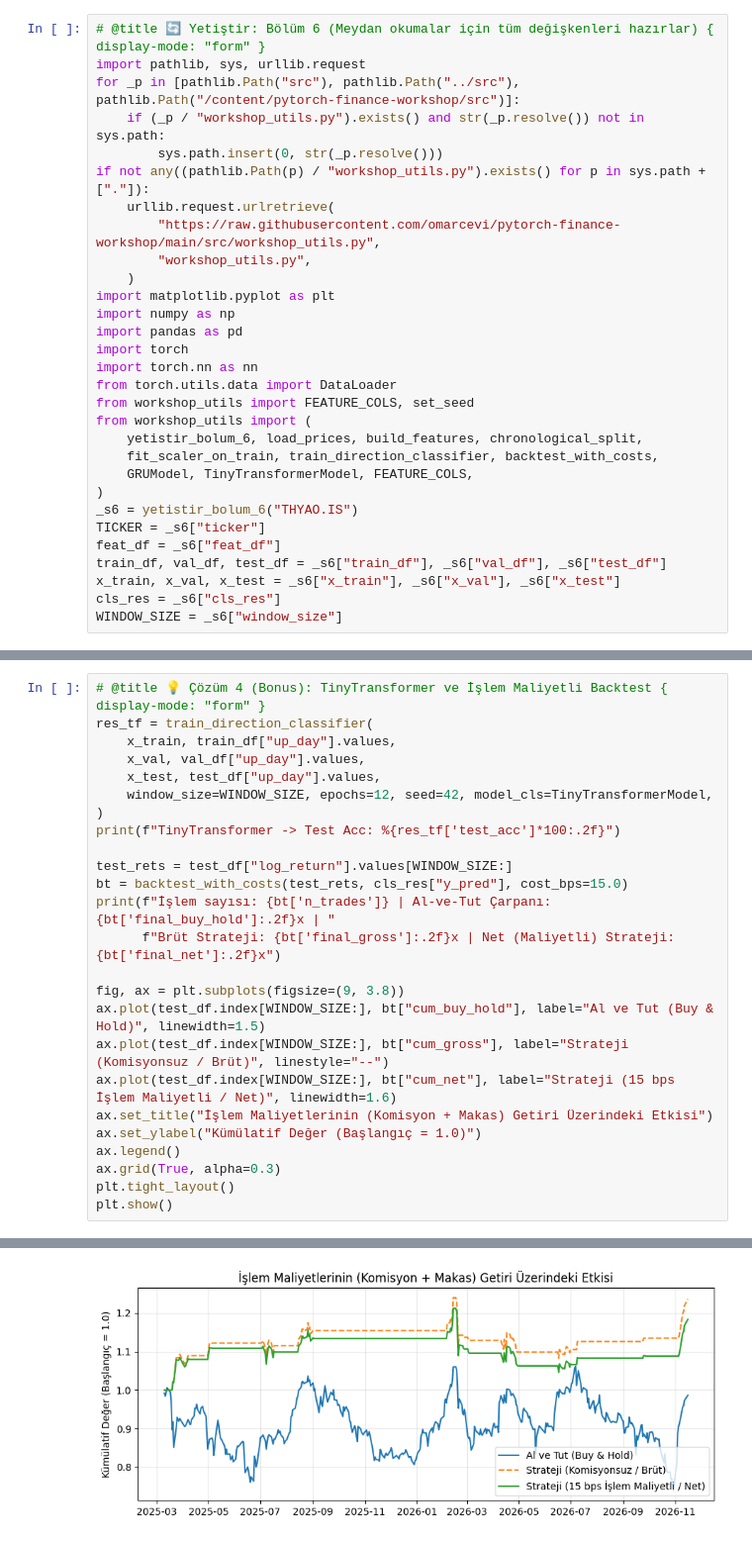
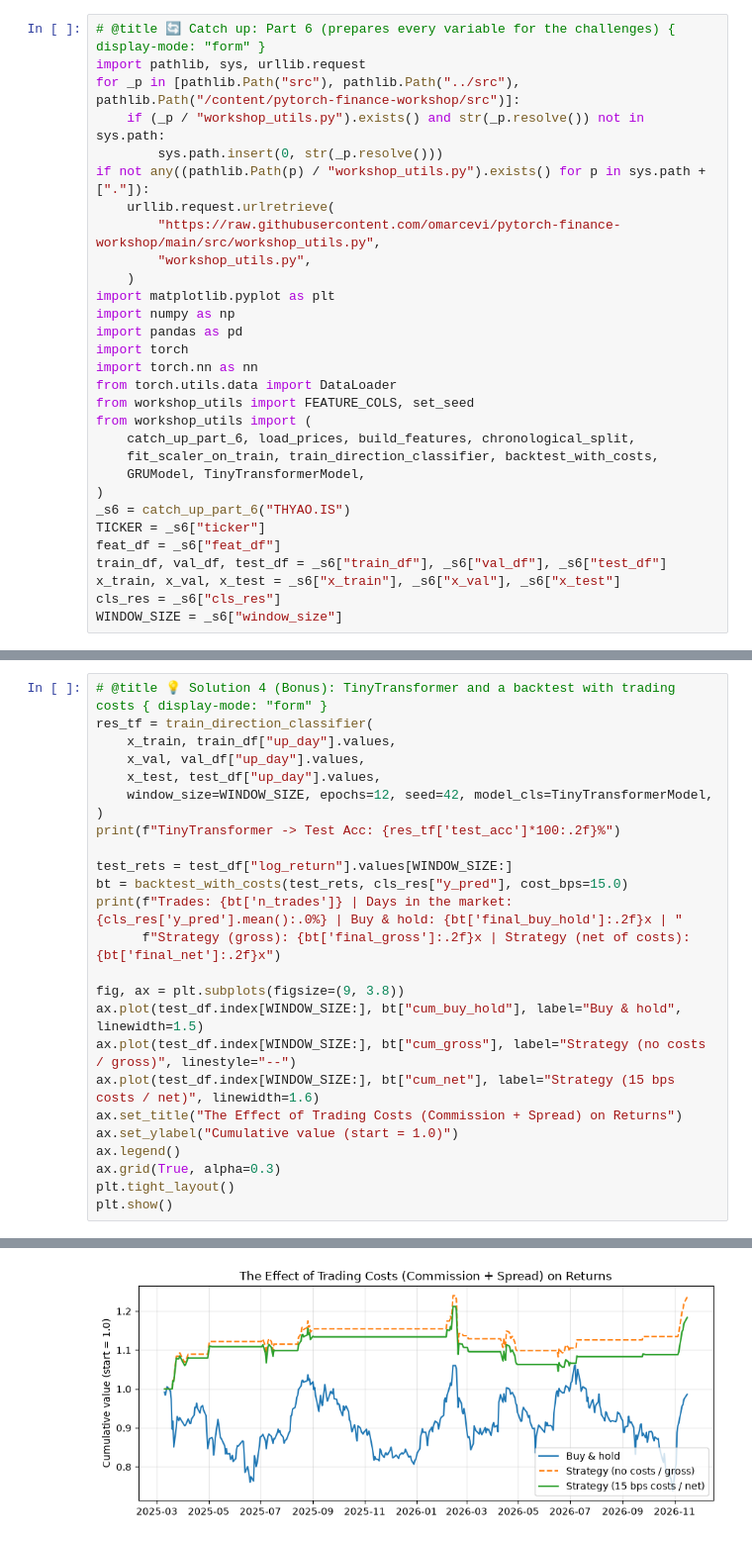
Before and after one commit to omarcevi/pytorch-finance-workshop, a Jupyter notebook: notebooks/workshop_solution.ipynb, the cells around one changed output, grey strips where cells are left out. Shown at 99% size. Cells and saved outputs as stored; diff of their text form.

```diff
--- a/notebooks/workshop_solution.ipynb
+++ b/notebooks/workshop_solution.ipynb
@@ -569,5 +573,5 @@ Walk-Forward Ortalama Doğruluk: %51.66
 # %%
-# @title 🔄 Yetiştir: Bölüm 6 (Meydan okumalar için tüm değişkenleri hazırlar) { display-mode: "form" }
+# @title 🔄 Catch up: Part 6 (prepares every variable for the challenges) { display-mode: "form" }
 import pathlib, sys, urllib.request
 for _p in [pathlib.Path("src"), pathlib.Path("../src"), pathlib.Path("/content/pytorch-finance-workshop/src")]:
     if (_p / "workshop_utils.py").exists() and str(_p.resolve()) not in sys.path:
@@ -585,11 +589,11 @@ import torch.nn as nn
 from torch.utils.data import DataLoader
 from workshop_utils import FEATURE_COLS, set_seed
 from workshop_utils import (
-    yetistir_bolum_6, load_prices, build_features, chronological_split,
+    catch_up_part_6, load_prices, build_features, chronological_split,
     fit_scaler_on_train, train_direction_classifier, backtest_with_costs,
-    GRUModel, TinyTransformerModel, FEATURE_COLS,
+    GRUModel, TinyTransformerModel,
 )
-_s6 = yetistir_bolum_6("THYAO.IS")
+_s6 = catch_up_part_6("THYAO.IS")
 TICKER = _s6["ticker"]
 feat_df = _s6["feat_df"]
 train_df, val_df, test_df = _s6["train_df"], _s6["val_df"], _s6["test_df"]
@@ -663,24 +668,24 @@ GRU (window=15) -> Test Acc: %52.63 | Balanced Acc: %51.53
 # %%
-# @title 💡 Çözüm 4 (Bonus): TinyTransformer ve İşlem Maliyetli Backtest { display-mode: "form" }
+# @title 💡 Solution 4 (Bonus): TinyTransformer and a backtest with trading costs { display-mode: "form" }
 res_tf = train_direction_classifier(
     x_train, train_df["up_day"].values,
     x_val, val_df["up_day"].values,
     x_test, test_df["up_day"].values,
     window_size=WINDOW_SIZE, epochs=12, seed=42, model_cls=TinyTransformerModel,
 )
-print(f"TinyTransformer -> Test Acc: %{res_tf['test_acc']*100:.2f}")
+print(f"TinyTransformer -> Test Acc: {res_tf['test_acc']*100:.2f}%")
 
 test_rets = test_df["log_return"].values[WINDOW_SIZE:]
 bt = backtest_with_costs(test_rets, cls_res["y_pred"], cost_bps=15.0)
-print(f"İşlem sayısı: {bt['n_trades']} | Al-ve-Tut Çarpanı: {bt['final_buy_hold']:.2f}x | "
-      f"Brüt Strateji: {bt['final_gross']:.2f}x | Net (Maliyetli) Strateji: {bt['final_net']:.2f}x")
+print(f"Trades: {bt['n_trades']} | Days in the market: {cls_res['y_pred'].mean():.0%} | Buy & hold: {bt['final_buy_hold']:.2f}x | "
+      f"Strategy (gross): {bt['final_gross']:.2f}x | Strategy (net of costs): {bt['final_net']:.2f}x")
 
 fig, ax = plt.subplots(figsize=(9, 3.8))
-ax.plot(test_df.index[WINDOW_SIZE:], bt["cum_buy_hold"], label="Al ve Tut (Buy & Hold)", linewidth=1.5)
-ax.plot(test_df.index[WINDOW_SIZE:], bt["cum_gross"], label="Strateji (Komisyonsuz / Brüt)", linestyle="--")
-ax.plot(test_df.index[WINDOW_SIZE:], bt["cum_net"], label="Strateji (15 bps İşlem Maliyetli / Net)", linewidth=1.6)
-ax.set_title("İşlem Maliyetlerinin (Komisyon + Makas) Getiri Üzerindeki Etkisi")
-ax.set_ylabel("Kümülatif Değer (Başlangıç = 1.0)")
+ax.plot(test_df.index[WINDOW_SIZE:], bt["cum_buy_hold"], label="Buy & hold", linewidth=1.5)
+ax.plot(test_df.index[WINDOW_SIZE:], bt["cum_gross"], label="Strategy (no costs / gross)", linestyle="--")
+ax.plot(test_df.index[WINDOW_SIZE:], bt["cum_net"], label="Strategy (15 bps costs / net)", linewidth=1.6)
+ax.set_title("The Effect of Trading Costs (Commission + Spread) on Returns")
+ax.set_ylabel("Cumulative value (start = 1.0)")
 ax.legend()
 ax.grid(True, alpha=0.3)
 plt.tight_layout()
@@ -691,3 +696,3 @@ TinyTransformer -> Test Acc: %54.74
-[figure, old version]
+[figure, new version]
 # %% [markdown]
 ---
```
Also changed, not shown: parts of 55 cells of this notebook, 22 other files.
